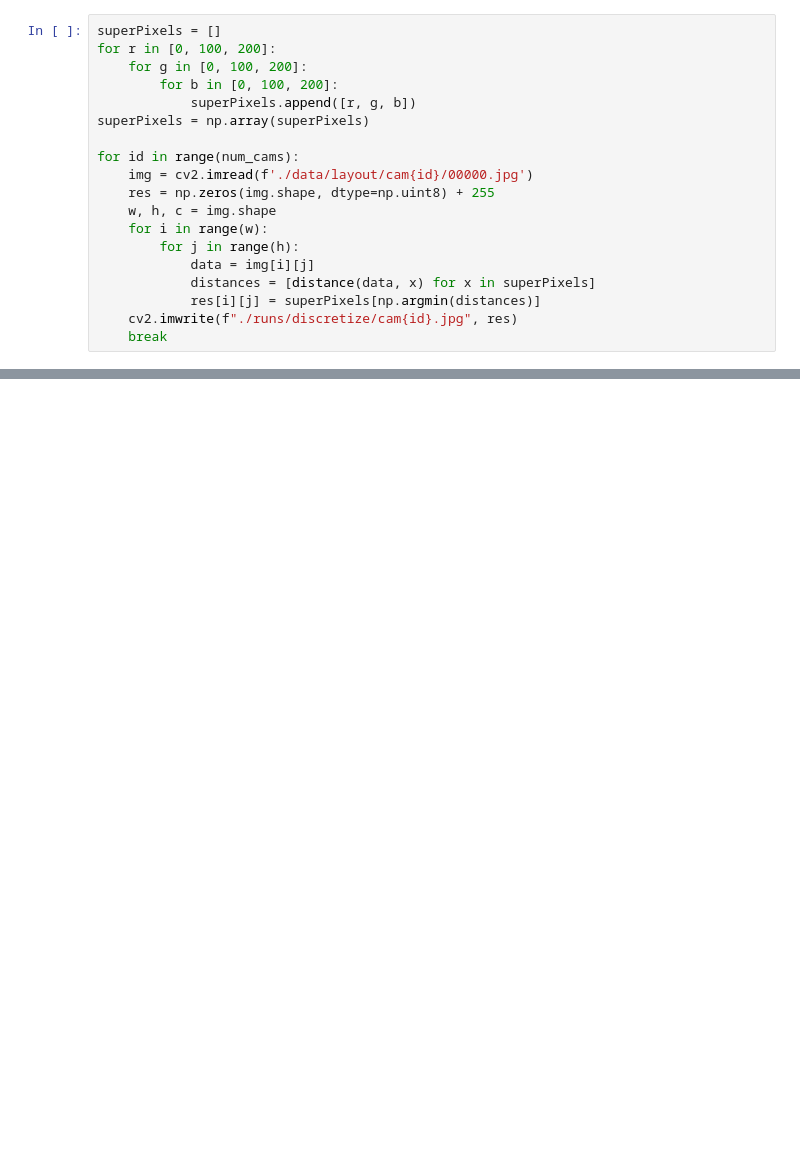
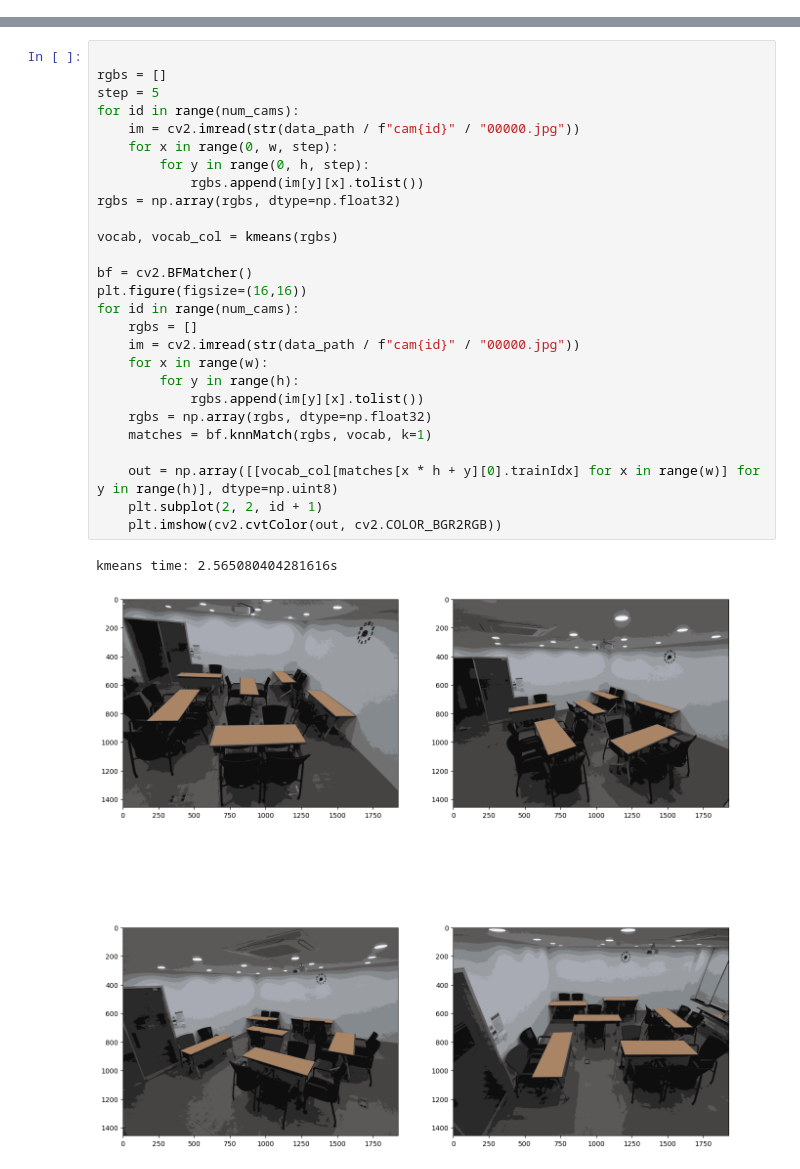
Before and after one commit to pasa3232/Vacant_seats_detector, a Jupyter notebook: layout.ipynb, the cells around one changed output, grey strips where cells are left out. Saved outputs shown, nothing was run; the diff lists cells and outputs as text; blank space fills up the shorter version.

Commit message:
layout pipeline

```diff
--- a/layout.ipynb
+++ b/layout.ipynb
@@ -150,19 +13,0 @@ def distance(p1, p2, weight=[]):
-# %%
-superPixels = []
-for r in [0, 100, 200]:
-    for g in [0, 100, 200]:
-        for b in [0, 100, 200]:
-            superPixels.append([r, g, b])
-superPixels = np.array(superPixels)
-
-for id in range(num_cams):
-    img = cv2.imread(f'./data/layout/cam{id}/00000.jpg')
-    res = np.zeros(img.shape, dtype=np.uint8) + 255
-    w, h, c = img.shape
-    for i in range(w):
-        for j in range(h):
-            data = img[i][j]
-            distances = [distance(data, x) for x in superPixels]
-            res[i][j] = superPixels[np.argmin(distances)]
-    cv2.imwrite(f"./runs/discretize/cam{id}.jpg", res)
-    break
@@ -168,0 +70,30 @@ for id in range(num_cams):
+# %%
+
+rgbs = []
+step = 5
+for id in range(num_cams):
+    im = cv2.imread(str(data_path / f"cam{id}" / "00000.jpg"))
+    for x in range(0, w, step):
+        for y in range(0, h, step):
+            rgbs.append(im[y][x].tolist())
+rgbs = np.array(rgbs, dtype=np.float32)
+
+vocab, vocab_col = kmeans(rgbs)
+
+bf = cv2.BFMatcher()
+plt.figure(figsize=(16,16))
+for id in range(num_cams):
+    rgbs = []
+    im = cv2.imread(str(data_path / f"cam{id}" / "00000.jpg"))
+    for x in range(w):
+        for y in range(h):
+            rgbs.append(im[y][x].tolist())
+    rgbs = np.array(rgbs, dtype=np.float32)
+    matches = bf.knnMatch(rgbs, vocab, k=1)
+
+    out = np.array([[vocab_col[matches[x * h + y][0].trainIdx] for x in range(w)] for y in range(h)], dtype=np.uint8)
+    plt.subplot(2, 2, id + 1)
+    plt.imshow(cv2.cvtColor(out, cv2.COLOR_BGR2RGB))
+# %% [output]
+kmeans time: 2.565080404281616s
+[figure, added]
```
Also changed, not shown: parts of 18 cells of this notebook.
